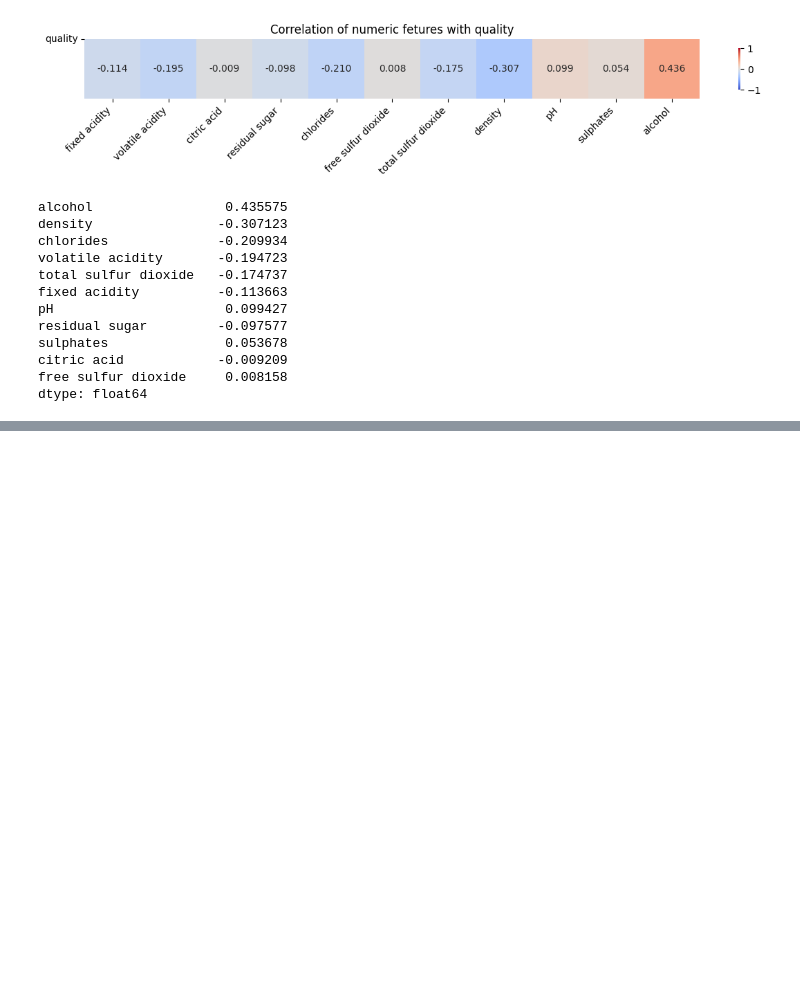
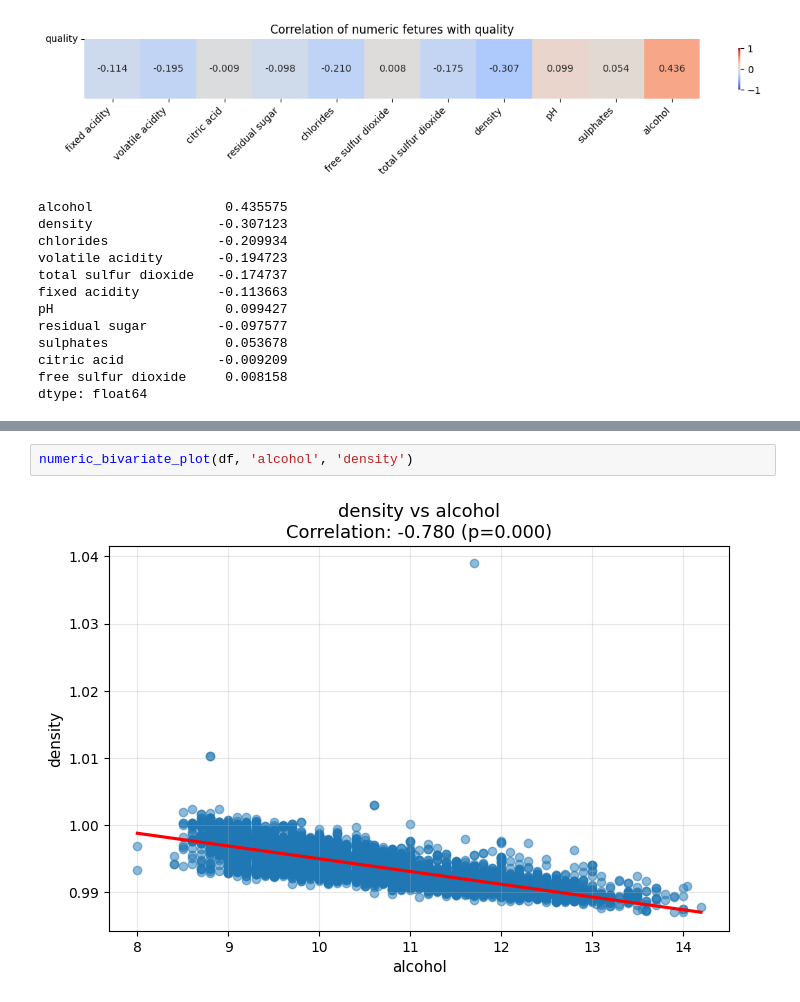
Before and after one commit to perpetualdev/ai_engineering, a Jupyter notebook: module_three/machine_learning/eda/working_with_eda.ipynb, the cells around one changed output, grey strips where cells are left out. Saved outputs shown, nothing was run; the diff lists cells and outputs as text; blank space fills up the shorter version.

```diff
--- a/module_three/machine_learning/eda/working_with_eda.ipynb
+++ b/module_three/machine_learning/eda/working_with_eda.ipynb
@@ -374,0 +388,4 @@ def numeric_bivariate_plot(df, x_col, y_col):
+# %%
+numeric_bivariate_plot(df, 'alcohol', 'density')
+# %% [output]
+[figure, added]
```
Also changed, not shown: parts of 16 cells of this notebook, 8 other files.
